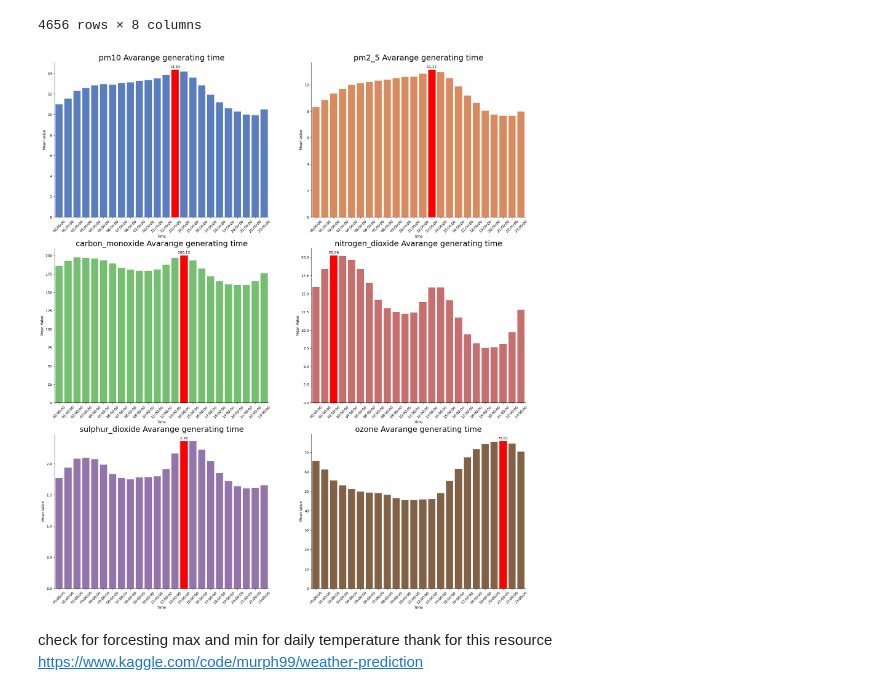
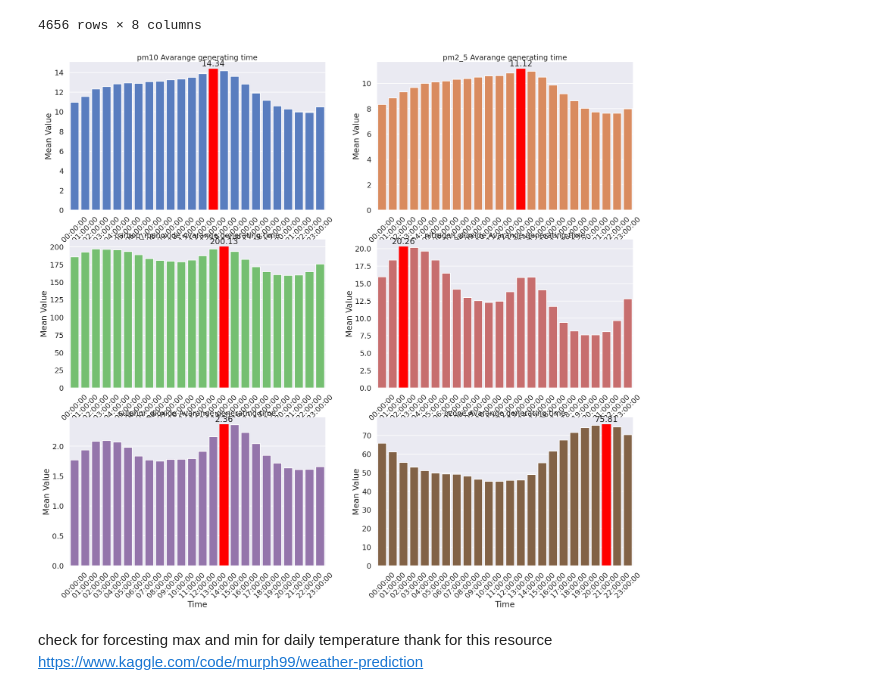
Before and after one commit to kayabaakihiko13/Scrapping_And_Analitic_OpenMeto, a Jupyter notebook: jupyter/eda.ipynb, the cells around one changed output. Drawn from its saved outputs; the diff is of its cells as text; code cells hidden in the pictures.

Commit message:
update: just visualisation for distribution data
``Description``
this update for add adding visualisation in distribution data

```diff
--- a/jupyter/eda.ipynb
+++ b/jupyter/eda.ipynb
@@ -5,6 +5,7 @@ import pandas as pd
 import matplotlib.pyplot as plt
 import seaborn as sns
 import numpy as np
+sns.set_theme(context="poster")
 # %%
 df = pd.read_csv('../data/air_quality.csv')
 df.head()
@@ -111,32 +112,32 @@ df2
 4656 rows × 8 columns
 # %%
 mean_feature = df2.groupby('time_at')[continues_features.columns].mean().reset_index()
-fig, ax = plt.subplots(ncols=2, nrows=3, figsize=(24, 27))
+fig, ax = plt.subplots(ncols=2, nrows=3, figsize=(30, 27))
 colors = sns.color_palette("muted")
 for i, column in enumerate(continues_features.columns):
     sns.barplot(x='time_at', y=column, data=mean_feature, ax=ax[i//2, i%2], color=colors[i%len(colors)])
     ax[i//2, i%2].set_title("{} Avarange generating time".format(column), fontsize=22)
     ax[i//2, i%2].set_xlabel('Time')
     ax[i//2, i%2].set_ylabel('Mean Value')
     ax[i//2, i%2].spines['top'].set_visible(False)
     ax[i//2, i%2].spines['right'].set_visible(False)
     ax[i//2, i%2].tick_params(axis='x', labelrotation=45)
 
     # Find maximum value and its index
     max_val = mean_feature[column].max()
     max_idx = mean_feature[mean_feature[column] == max_val]['time_at'].iloc[0]
 
     # Highlight and annotate the bar with maximum value
     rects = ax[i//2, i%2].containers[0]
     for rect in rects:
         if rect.get_height() == max_val:
             rect.set_color('red')
             ax[i//2, i%2].annotate(f'{max_val:.2f}', xy=(rect.get_x() + rect.get_width() / 2, rect.get_height()),
                                    xytext=(0, 3), textcoords='offset points', ha='center', va='bottom')
 
 plt.show()
 # %% [output]
-[figure, old version]
+[figure, new version]
 # %% [markdown]
 check for forcesting max and min for daily temperature
 thank for this resource https://www.kaggle.com/code/murph99/weather-prediction
```
Also changed, not shown: parts of 16 cells of this notebook.
